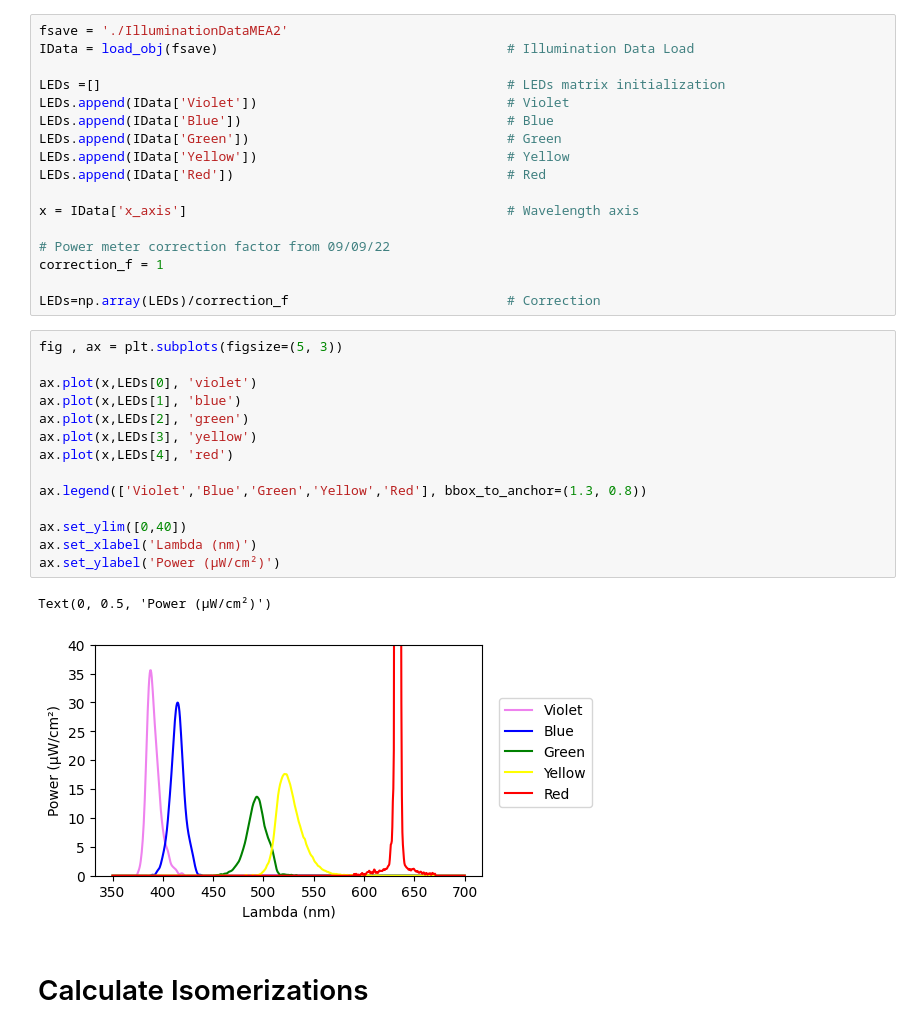
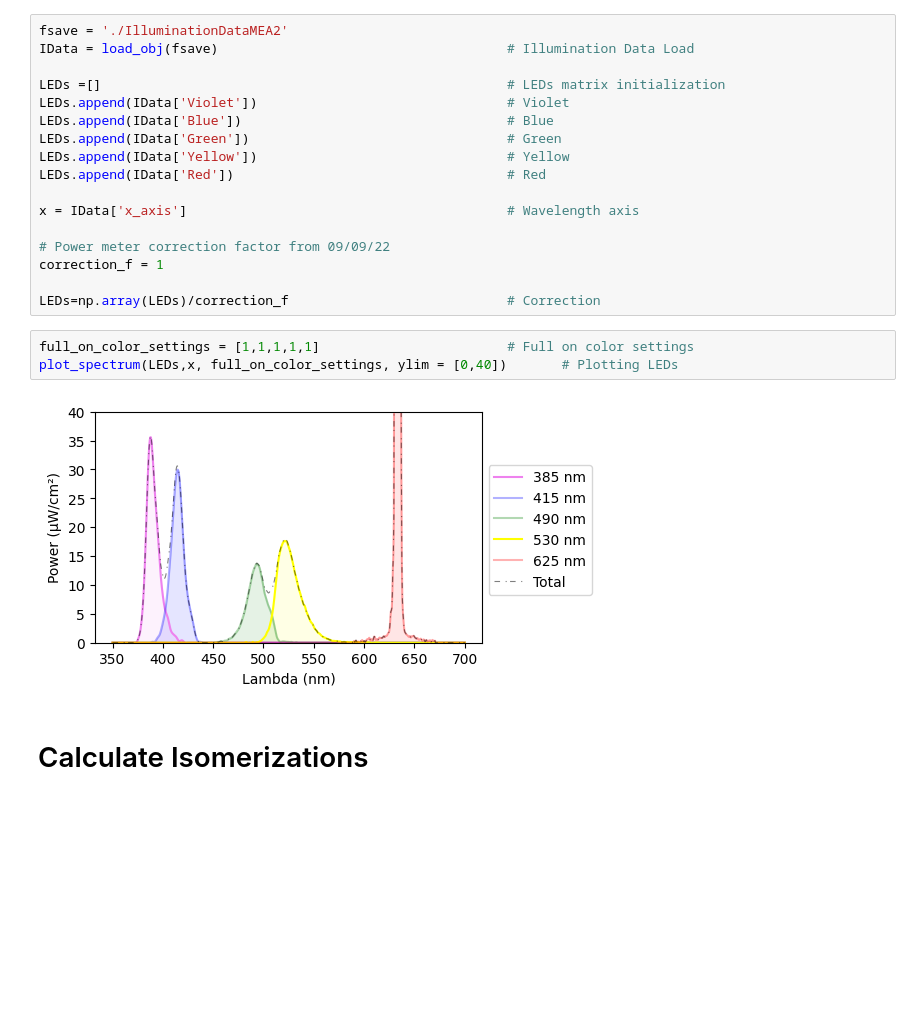
Before and after one commit to FilippoCastellani/photoreceptor_isomerisation, a Jupyter notebook: Calculate_Isomerizations_For_Movies.ipynb, the cells around one changed output. Cells and saved outputs as stored; diff of their text form; blank space fills up the shorter version.

```diff
--- a/Calculate_Isomerizations_For_Movies.ipynb
+++ b/Calculate_Isomerizations_For_Movies.ipynb
@@ -70,23 +70,11 @@ x = IData['x_axis']                                         # Wavelength axis
 correction_f = 1
 
 LEDs=np.array(LEDs)/correction_f                            # Correction
-# %%
-fig , ax = plt.subplots(figsize=(5, 3))
-
-ax.plot(x,LEDs[0], 'violet')
-ax.plot(x,LEDs[1], 'blue')
-ax.plot(x,LEDs[2], 'green')
-ax.plot(x,LEDs[3], 'yellow')
-ax.plot(x,LEDs[4], 'red')
-
-ax.legend(['Violet','Blue','Green','Yellow','Red'], bbox_to_anchor=(1.3, 0.8))
-
-ax.set_ylim([0,40])
-ax.set_xlabel('Lambda (nm)')
-ax.set_ylabel('Power (µW/cm²)')
-# %% [output]
-Text(0, 0.5, 'Power (µW/cm²)')
-[figure, removed]
+# %%
+full_on_color_settings = [1,1,1,1,1]                        # Full on color settings
+plot_spectrum(LEDs,x, full_on_color_settings, ylim = [0,40])       # Plotting LEDs
+# %% [output]
+[figure, added]
 # %% [markdown]
 # Calculate Isomerizations
 # %% [markdown]
```
Also changed, not shown: parts of 6 cells of this notebook, 1 other file.
